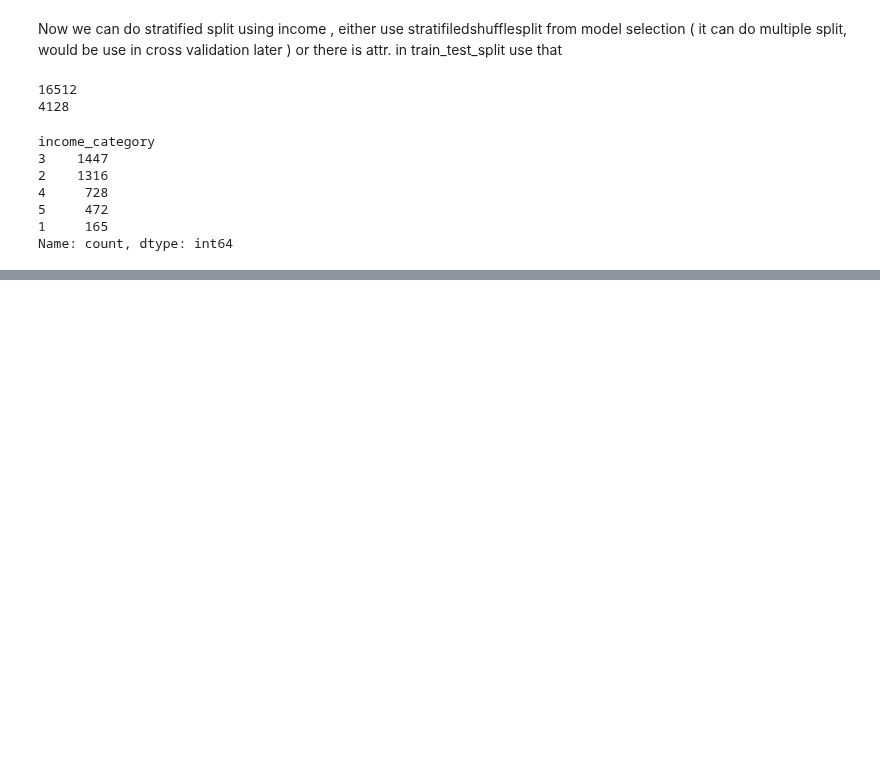
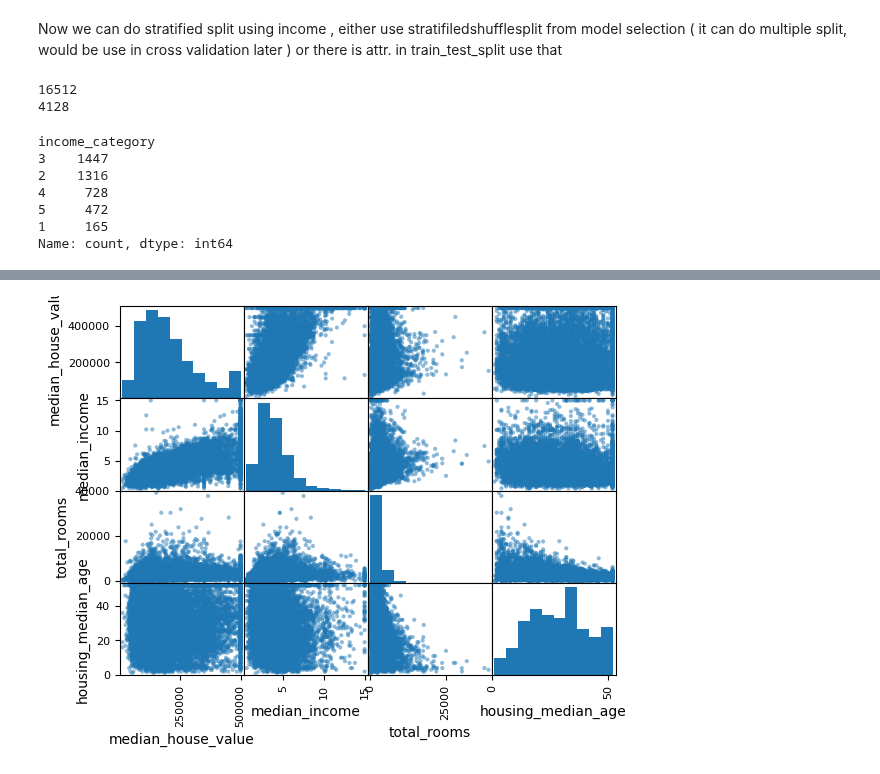
Before and after one commit to usadhana025/Hands_on_ml, a Jupyter notebook: Notebooks/end_to_end_project.ipynb, the cells around one changed output, grey strips where cells are left out. Cells and saved outputs as stored; diff of their text form; code cells hidden in the pictures; blank space fills up the shorter version.

```diff
--- a/Notebooks/end_to_end_project.ipynb
+++ b/Notebooks/end_to_end_project.ipynb
@@ -183,0 +198,6 @@ df.head(5)
+# %%
+from sklearn.preprocessing import LabelEncoder
+label_encoder = LabelEncoder()
+# Fit and transform the ocean_proximity column
+df_train['ocean_proximity'] = label_encoder.fit_transform(df_train['ocean_proximity'])
+print(df_train)
@@ -183,0 +243,7 @@ df.head(5)
+# %%
+from pandas.plotting import scatter_matrix
+attributes=["median_house_value","median_income","total_rooms","housing_median_age"]
+scatter_matrix(df_train[attributes])
+plt.show()
+# %% [output]
+[figure, added]
```
Also changed, not shown: parts of 9 cells of this notebook.
